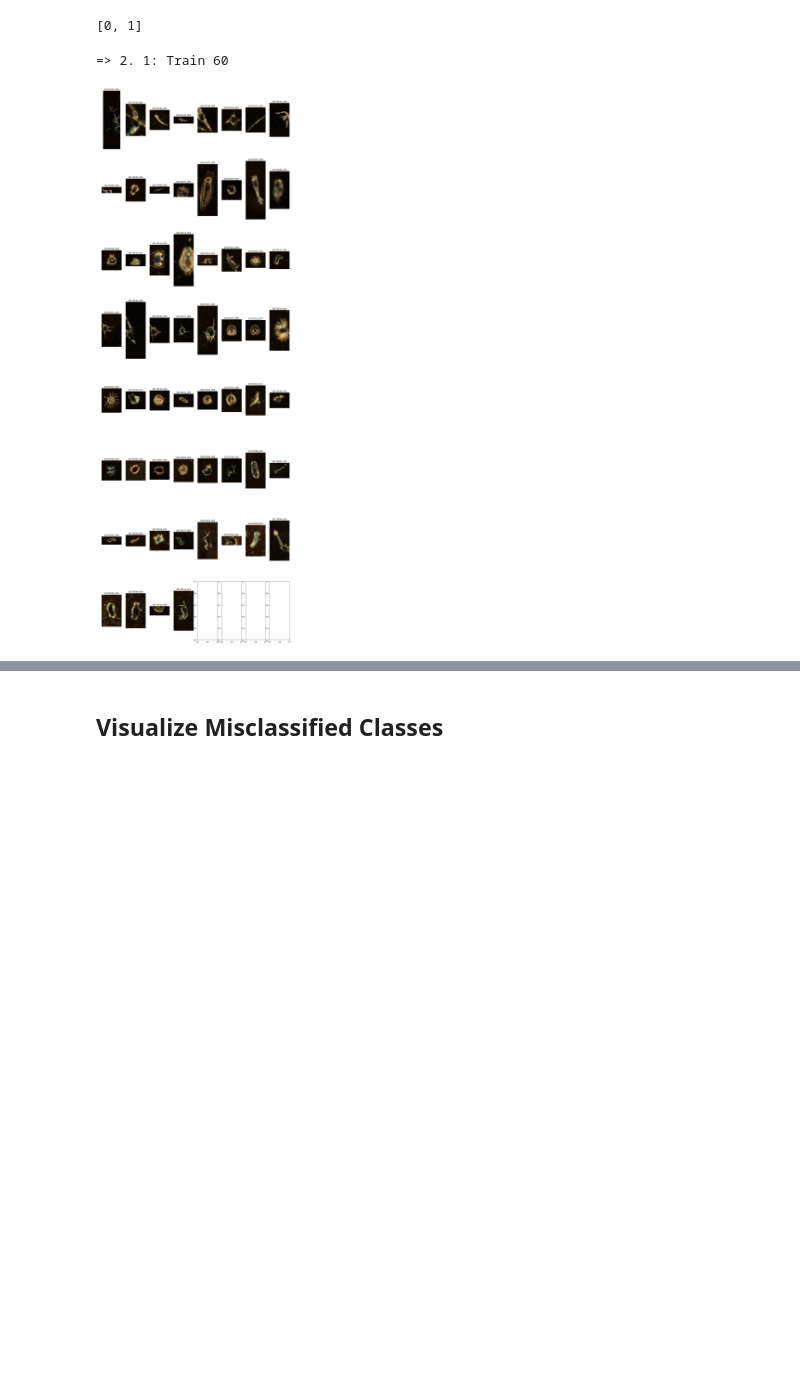
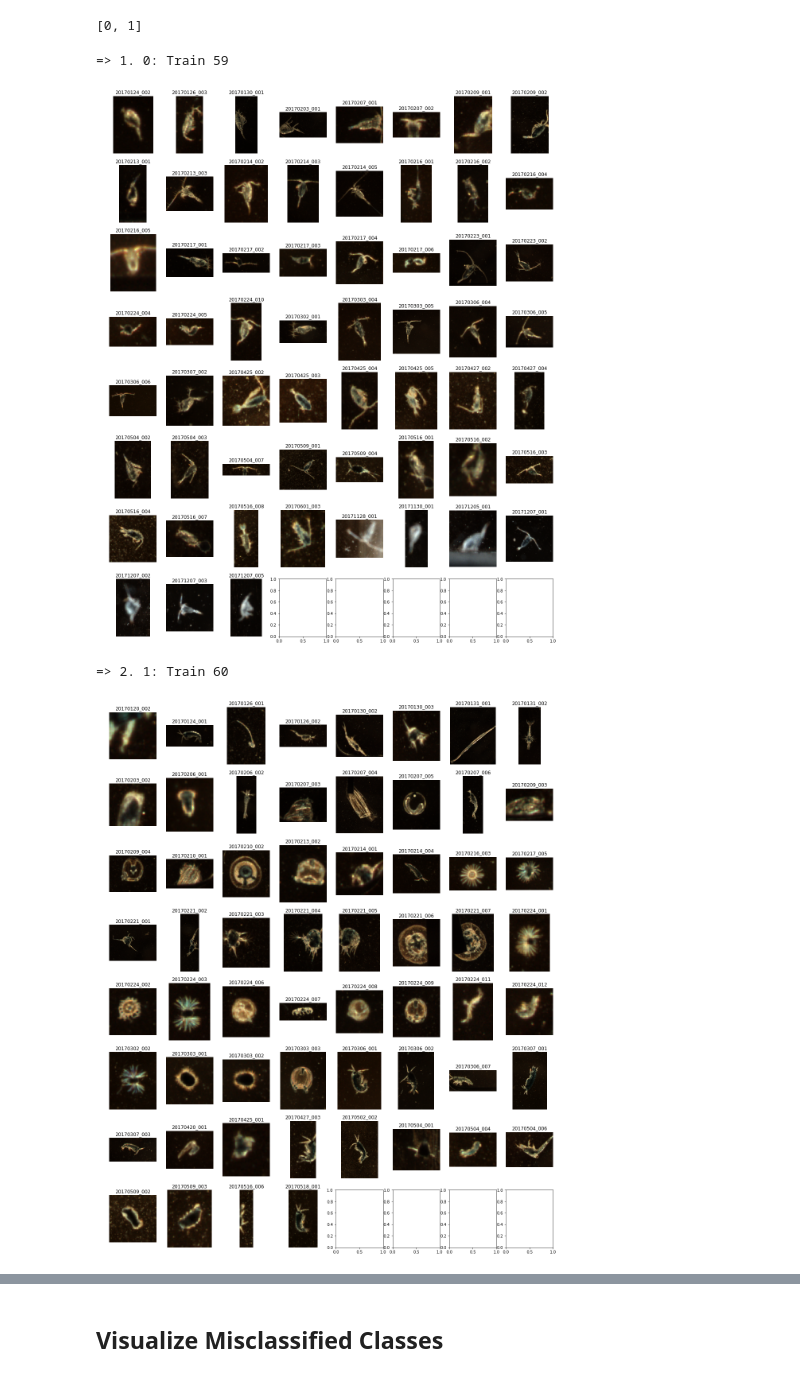
Before and after one commit to ktl014/mpl, a Jupyter notebook: visualize_db.ipynb, the cells around one changed output, grey strips where cells are left out. Drawn from its saved outputs; the diff is of its cells as text; code cells hidden in the pictures; blank space fills up the shorter version.

Commit message:
add img id to plots

```diff
--- a/visualize_db.ipynb
+++ b/visualize_db.ipynb
@@ -62,20 +65,22 @@ dataset.keys()
 # %%
 img_dir = '/data5/Plankton_wi18/rawcolor_db2/images'
 numCols = 8
 for i, cls in enumerate(dataset):
-    if i==0:
-        continue
+#     if i==0:
+#         continue
     print('=> {}. {}: Train {}'.format(i+1, cls, len(dataset[cls])))
-    fig, axarr = plt.subplots(max(len(dataset[cls])/numCols+1,2), numCols, figsize=(20,60))
+    fig, axarr = plt.subplots(max(len(dataset[cls])/numCols+1,2), numCols, figsize=(20,25))
     for j,spc in enumerate(sorted(dataset[cls])):
         idx = np.random.choice(dataset[cls][spc])
         img = plt.imread(os.path.join(img_dir, idx))
         axarr[j / numCols, j % numCols].imshow(img)
         axarr[j / numCols, j % numCols].set_axis_off()
         axarr[j / numCols, j % numCols].set_title('{}'.format(spc), fontsize=12)
-        if j > 70:
-            break
+#         if j > 70:
+#             break
     plt.show()
 # %% [output]
-=> 2. 1: Train 60
+=> 1. 0: Train 59
-[figure, old version]
+[figure, new version]
+=> 2. 1: Train 60
+[figure, added]
```
Also changed, not shown: parts of 9 cells of this notebook.
